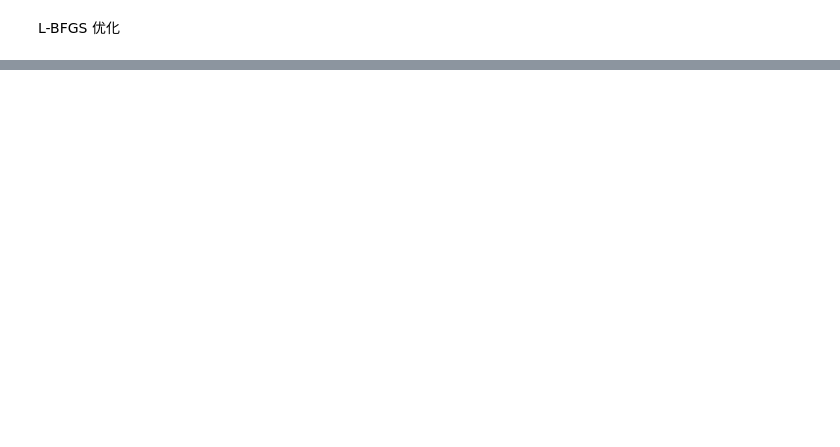
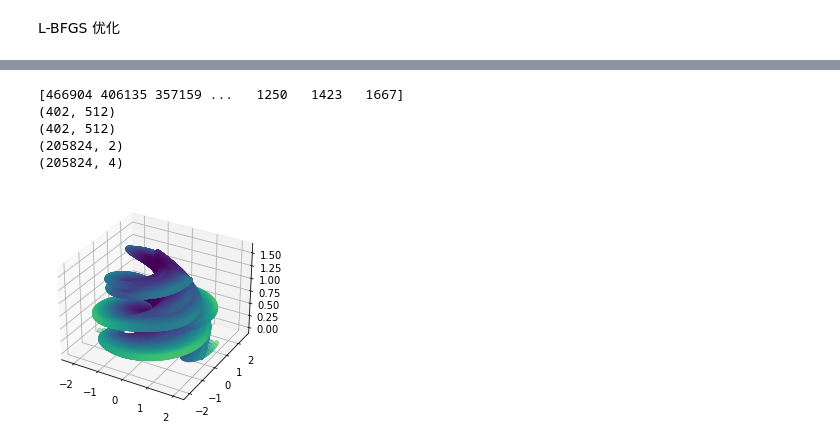
Before and after one commit to sk-yang666/PINN-on-NLS, a Jupyter notebook: 2.ipynb, the cells around one changed output, grey strips where cells are left out. Cells and saved outputs as stored; diff of their text form; code cells hidden in the pictures; blank space fills up the shorter version.

```diff
--- a/2.ipynb
+++ b/2.ipynb
@@ -320,13 +321,20 @@ ax.scatter3D(prediction[:, 0],prediction[:, 1],X_star[:,1],c=d[:]*2)
 # %%
 bx = plt.axes(projection='3d')
 b=prediction[:,2]**2+prediction[:,3]**2
 c=min(b)
 d=b/c
 d=d.astype(int)
 print(d)
-bx.scatter3D(prediction[:, 2],prediction[:, 3],X_star[:,1],c=d[:]*2)
+bx.scatter3D(prediction[:, 2],prediction[:, 3],X_star[:,1],c=d[:])
 
 print(X.shape)
 print(T.shape)
 print(X_star.shape)
 print(prediction.shape)
+# %% [output]
+[466904 406135 357159 ...   1250   1423   1667]
+(402, 512)
+(402, 512)
+(205824, 2)
+(205824, 4)
+[figure, added]
```
Also changed, not shown: parts of 5 cells of this notebook, 3 other files.
